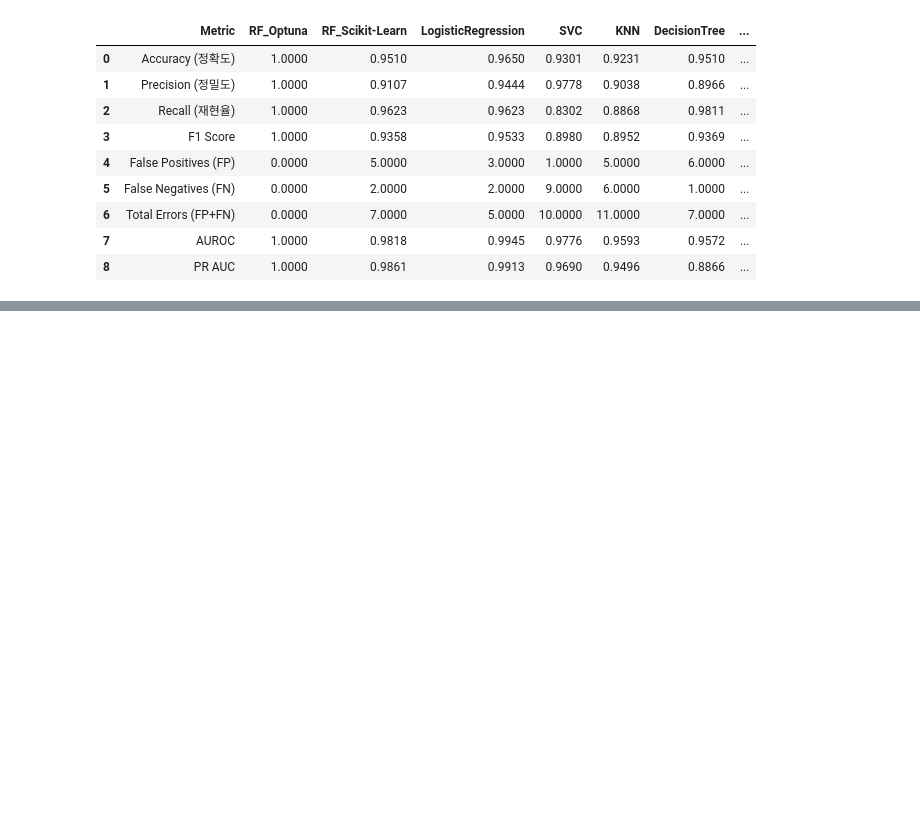
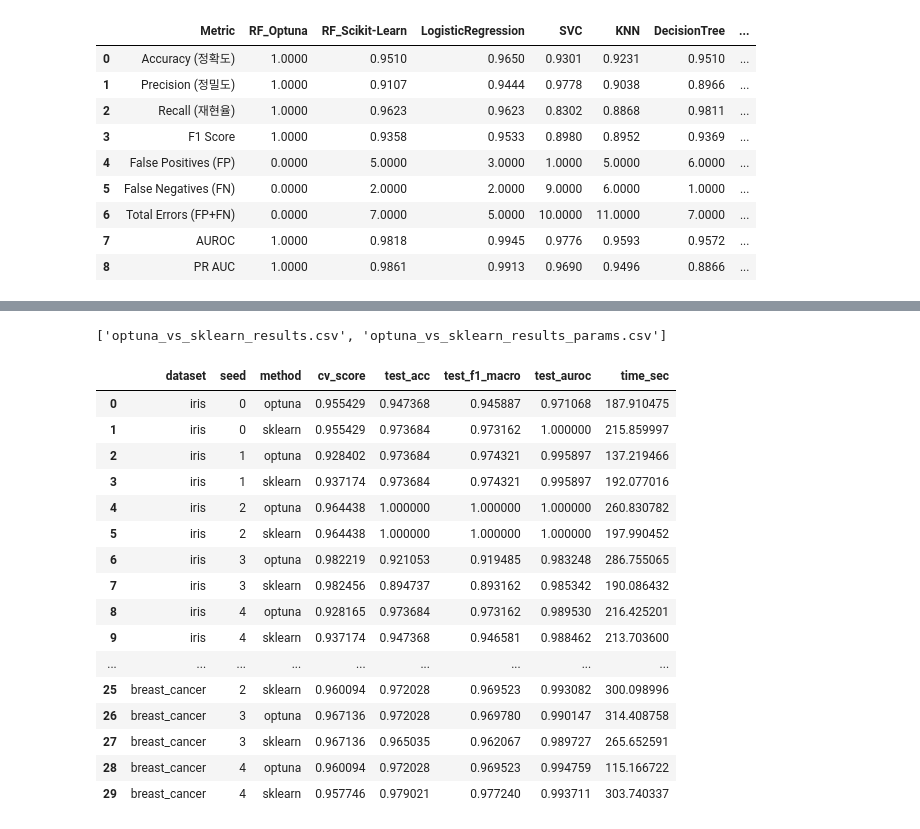
Before and after one commit to ancestor9/Scikit-learn-model-selection-evaluation, a Jupyter notebook: optuna.ipynb, the cells around one changed output, grey strips where cells are left out. Saved outputs shown, nothing was run; the diff lists cells and outputs as text; code cells hidden in the pictures; blank space fills up the shorter version.

```diff
--- a/optuna.ipynb
+++ b/optuna.ipynb
@@ -332,0 +578,24 @@ CatBoost학습하고 검증데이터 예측성능
+# %%
+target_files
+# %% [output]
+['optuna_vs_sklearn_results.csv', 'optuna_vs_sklearn_results_params.csv']
+# %%
+pd.read_csv('optuna_vs_sklearn_results.csv')
+# %% [output]
+|  | dataset | seed | method | cv_score | test_acc | test_f1_macro | test_auroc | time_sec |
+| 0 | iris | 0 | optuna | 0.955429 | 0.947368 | 0.945887 | 0.971068 | 187.910475 |
+| 1 | iris | 0 | sklearn | 0.955429 | 0.973684 | 0.973162 | 1.000000 | 215.859997 |
+| 2 | iris | 1 | optuna | 0.928402 | 0.973684 | 0.974321 | 0.995897 | 137.219466 |
+| 3 | iris | 1 | sklearn | 0.937174 | 0.973684 | 0.974321 | 0.995897 | 192.077016 |
+| 4 | iris | 2 | optuna | 0.964438 | 1.000000 | 1.000000 | 1.000000 | 260.830782 |
+| 5 | iris | 2 | sklearn | 0.964438 | 1.000000 | 1.000000 | 1.000000 | 197.990452 |
+| 6 | iris | 3 | optuna | 0.982219 | 0.921053 | 0.919485 | 0.983248 | 286.755065 |
+| 7 | iris | 3 | sklearn | 0.982456 | 0.894737 | 0.893162 | 0.985342 | 190.086432 |
+| 8 | iris | 4 | optuna | 0.928165 | 0.973684 | 0.973162 | 0.989530 | 216.425201 |
+| 9 | iris | 4 | sklearn | 0.937174 | 0.947368 | 0.946581 | 0.988462 | 213.703600 |
+| ... | ... | ... | ... | ... | ... | ... | ... | ... |
+| 25 | breast_cancer | 2 | sklearn | 0.960094 | 0.972028 | 0.969523 | 0.993082 | 300.098996 |
+| 26 | breast_cancer | 3 | optuna | 0.967136 | 0.972028 | 0.969780 | 0.990147 | 314.408758 |
+| 27 | breast_cancer | 3 | sklearn | 0.967136 | 0.965035 | 0.962067 | 0.989727 | 265.652591 |
+| 28 | breast_cancer | 4 | optuna | 0.960094 | 0.972028 | 0.969523 | 0.994759 | 115.166722 |
+| 29 | breast_cancer | 4 | sklearn | 0.957746 | 0.979021 | 0.977240 | 0.993711 | 303.740337 |
```
Also changed, not shown: parts of 5 cells of this notebook.
